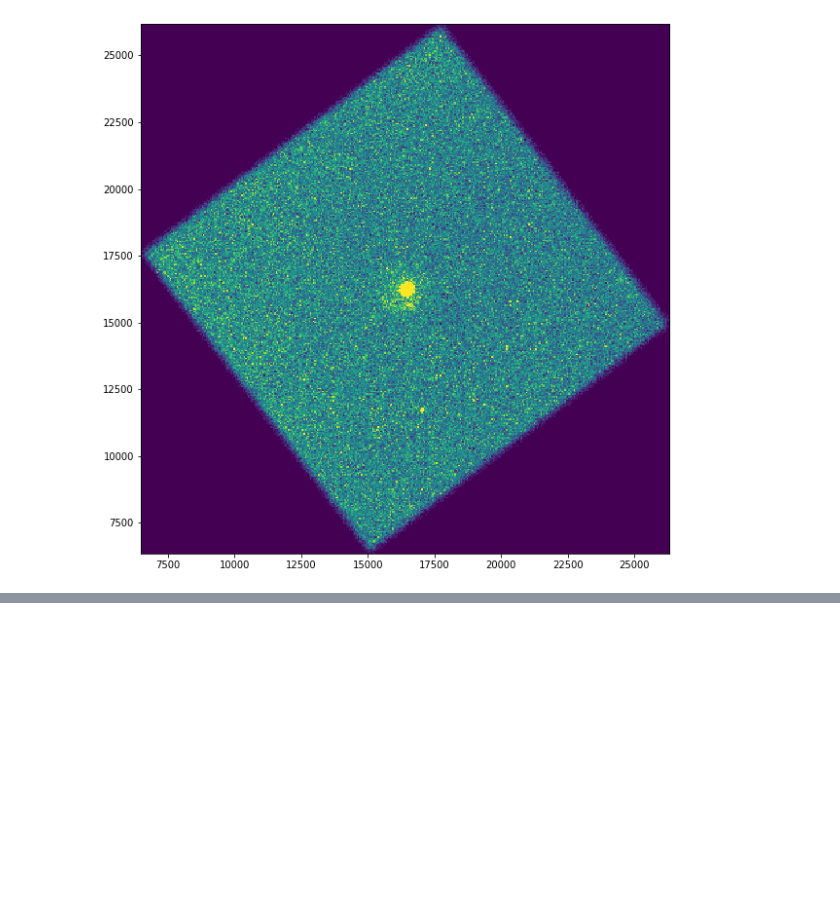
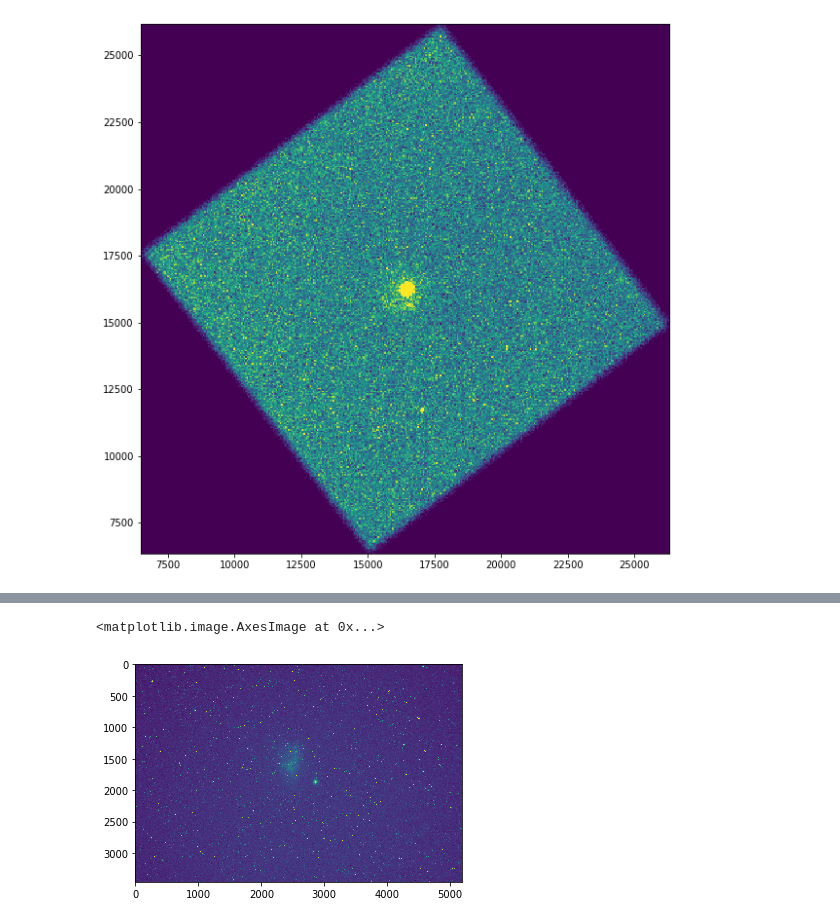
Before and after one commit to AstroLudwig/ChandraXrayBinaries, a Jupyter notebook: Data/Aquisition.ipynb, the cells around one changed output, grey strips where cells are left out. Saved outputs shown, nothing was run; the diff lists cells and outputs as text; code cells hidden in the pictures; blank space fills up the shorter version.

```diff
--- a/Data/Aquisition.ipynb
+++ b/Data/Aquisition.ipynb
@@ -248,0 +292,10 @@ ModuleNotFoundError: No module named 'ciao_contrib'
+# %%
+path = 'anna_smc.fits'
+data = fits.open(path)[0].data
+header = fits.open(path)[0].header
+
+
+plt.imshow(data[1,:,:])
+# %% [output]
+<matplotlib.image.AxesImage at 0x...>
+[figure, added]
```
Also changed, not shown: parts of 28 cells of this notebook.
